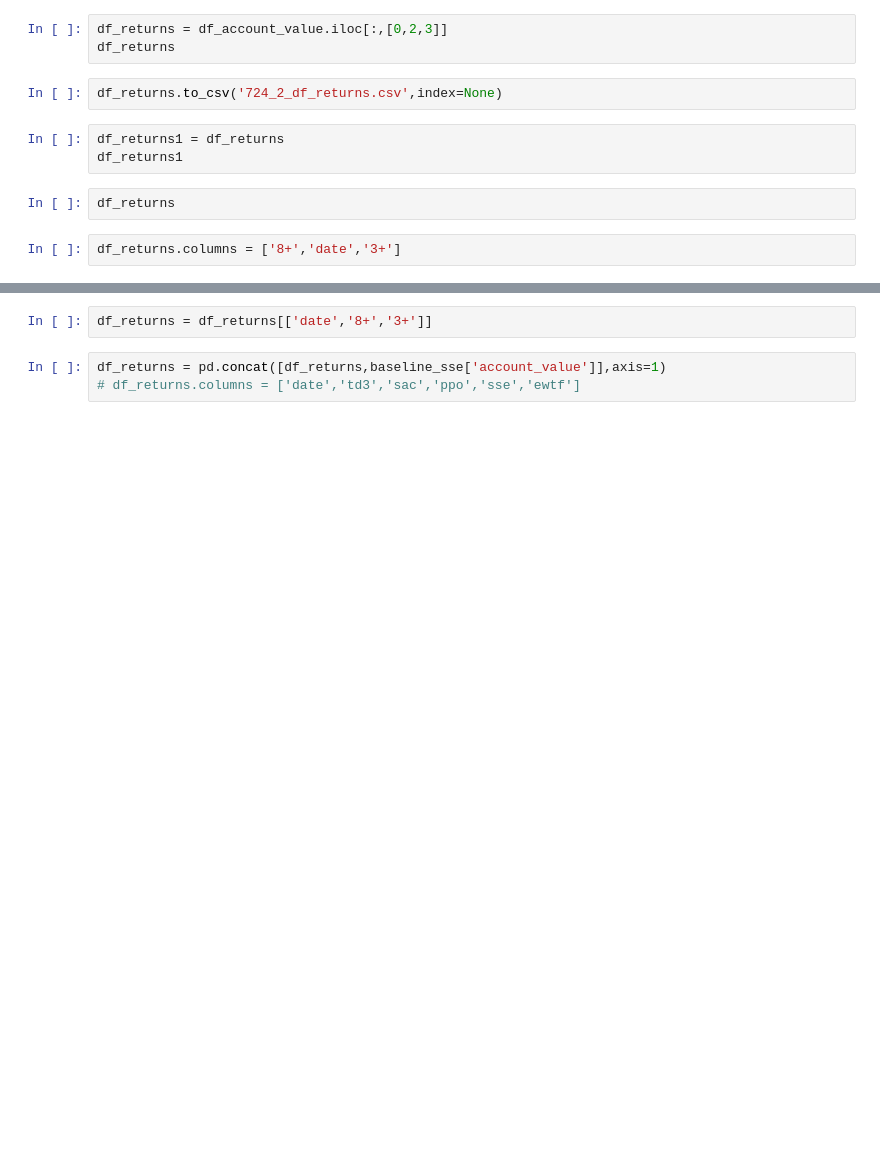
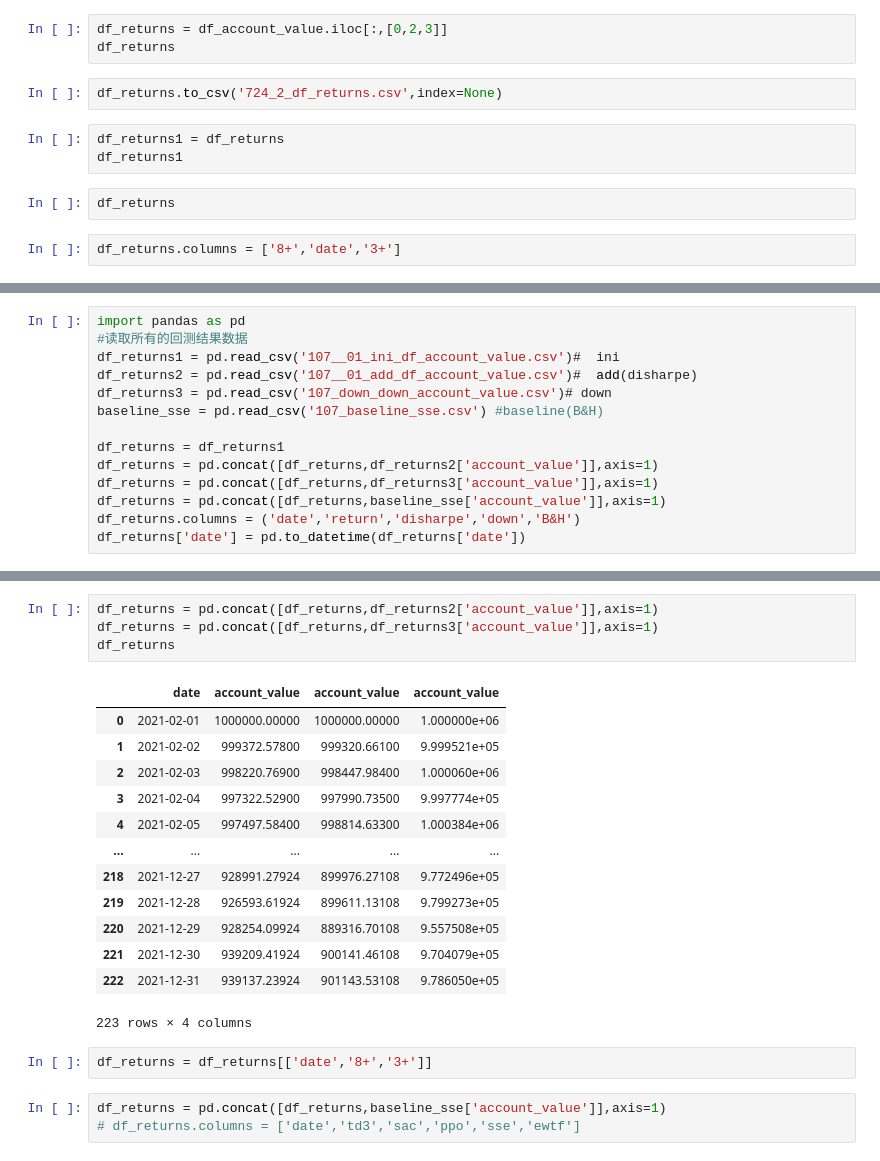
Before and after one commit to SPrense/Combined-temporal-feature-on-reinforcement-learning-for-automated-stock-trading, a Jupyter notebook: Ensemble_84.ipynb, the cells around one changed output, grey strips where cells are left out. Cells and saved outputs as stored; diff of their text form; blank space fills up the shorter version.

```diff
--- a/Ensemble_84.ipynb
+++ b/Ensemble_84.ipynb
@@ -1384,0 +1382,14 @@ df_returns
+# %%
+import pandas as pd
+#读取所有的回测结果数据
+df_returns1 = pd.read_csv('107__01_ini_df_account_value.csv')#  ini
+df_returns2 = pd.read_csv('107__01_add_df_account_value.csv')#  add(disharpe)
+df_returns3 = pd.read_csv('107_down_down_account_value.csv')# down
+baseline_sse = pd.read_csv('107_baseline_sse.csv') #baseline(B&H)
+
+df_returns = df_returns1
+df_returns = pd.concat([df_returns,df_returns2['account_value']],axis=1)
+df_returns = pd.concat([df_returns,df_returns3['account_value']],axis=1)
+df_returns = pd.concat([df_returns,baseline_sse['account_value']],axis=1)
+df_returns.columns = ('date','return','disharpe','down','B&H')
+df_returns['date'] = pd.to_datetime(df_returns['date'])
@@ -1385,3 +1413,21 @@ df_returns
+# %%
+df_returns = pd.concat([df_returns,df_returns2['account_value']],axis=1)
+df_returns = pd.concat([df_returns,df_returns3['account_value']],axis=1)
+df_returns
+# %% [output]
+|  | date | account_value | account_value | account_value |
+| 0 | 2021-02-01 | 1000000.00000 | 1000000.00000 | 1.000000e+06 |
+| 1 | 2021-02-02 | 999372.57800 | 999320.66100 | 9.999521e+05 |
+| 2 | 2021-02-03 | 998220.76900 | 998447.98400 | 1.000060e+06 |
+| 3 | 2021-02-04 | 997322.52900 | 997990.73500 | 9.997774e+05 |
+| 4 | 2021-02-05 | 997497.58400 | 998814.63300 | 1.000384e+06 |
+| ... | ... | ... | ... | ... |
+| 218 | 2021-12-27 | 928991.27924 | 899976.27108 | 9.772496e+05 |
+| 219 | 2021-12-28 | 926593.61924 | 899611.13108 | 9.799273e+05 |
+| 220 | 2021-12-29 | 928254.09924 | 889316.70108 | 9.557508e+05 |
+| 221 | 2021-12-30 | 939209.41924 | 900141.46108 | 9.704079e+05 |
+| 222 | 2021-12-31 | 939137.23924 | 901143.53108 | 9.786050e+05 |
+223 rows × 4 columns
 # %%
 df_returns = df_returns[['date','8+','3+']]
 # %%
```
Also changed, not shown: parts of 6 cells of this notebook, 28 other files.
